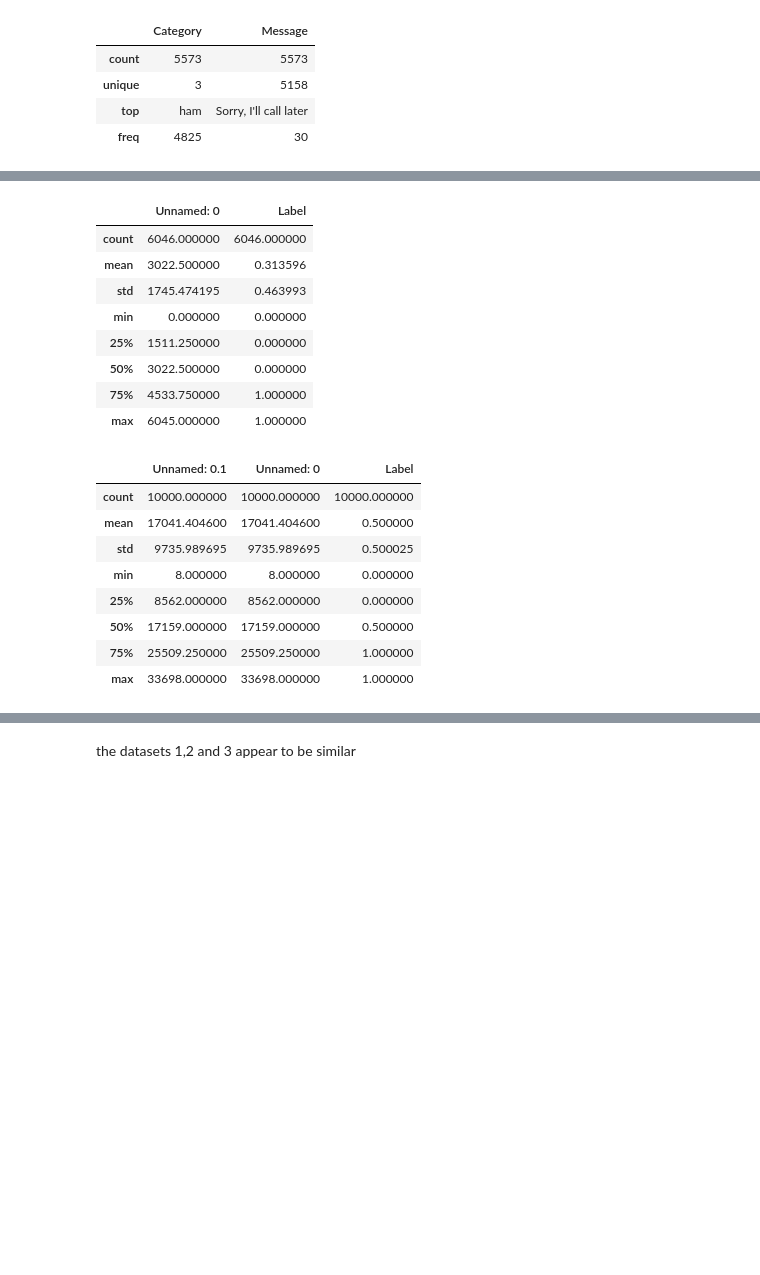
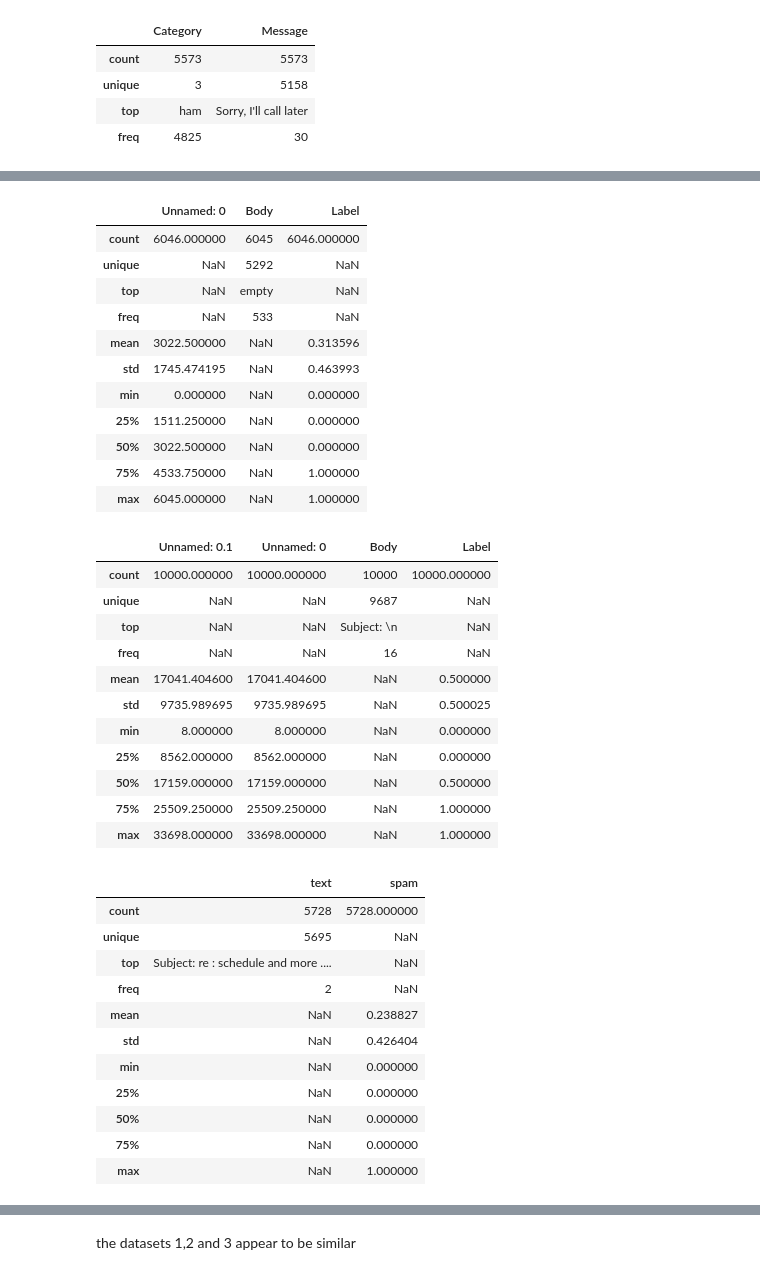
Before and after one commit to Asifdotexe/SpamDetection, a Jupyter notebook: code/notebooks/issue-1-as-dataset-creation.ipynb, the cells around one changed output, grey strips where cells are left out. Cells and saved outputs as stored; diff of their text form; code cells hidden in the pictures; blank space fills up the shorter version.

Commit message:
#1 increased spam data to 11k and ham data to 30k

```diff
--- a/code/notebooks/issue-1-as-dataset-creation.ipynb
+++ b/code/notebooks/issue-1-as-dataset-creation.ipynb
@@ -13,10 +13,12 @@ df8 = pd.read_csv(r'..\..\data\raw\ay_spam.csv')
 df9 = pd.read_csv(r'..\..\data\raw\lingSpam.csv')
 df10 = pd.read_csv(r'..\..\data\raw\completeSpamAssassin.csv')
 df11 = pd.read_csv(r'..\..\data\raw\enronSpamSubset.csv')
+df12 = pd.read_csv(r'..\..\data\raw\underscore_email.csv')
+df13 = pd.read_csv(r'..\..\data\raw\SMSSpamCollection.csv')
 # %%
-list_of_df = [df1, df2, df3, df4, df5, df6, df7, df8, df9, df10, df11]
+list_of_df = [df1, df2, df3, df4, df5, df6, df7, df8, df9, df10, df11, df12, df13]
 for ds in list_of_df:
-    display(ds.describe())
+    display(ds.describe(include='all'))
 # %% [output]
 |  | Category | Message |
 | count | 5572 | 5572 |
@@ -78,18 +89,36 @@ for ds in list_of_df:
-|  | Unnamed: 0 | Label |
-| count | 6046.000000 | 6046.000000 |
-| mean | 3022.500000 | 0.313596 |
-| std | 1745.474195 | 0.463993 |
-| min | 0.000000 | 0.000000 |
-| 25% | 1511.250000 | 0.000000 |
-| 50% | 3022.500000 | 0.000000 |
-| 75% | 4533.750000 | 1.000000 |
-| max | 6045.000000 | 1.000000 |
+|  | Unnamed: 0 | Body | Label |
+| count | 6046.000000 | 6045 | 6046.000000 |
+| unique | NaN | 5292 | NaN |
+| top | NaN | empty | NaN |
+| freq | NaN | 533 | NaN |
+| mean | 3022.500000 | NaN | 0.313596 |
+| std | 1745.474195 | NaN | 0.463993 |
+| min | 0.000000 | NaN | 0.000000 |
+| 25% | 1511.250000 | NaN | 0.000000 |
+| 50% | 3022.500000 | NaN | 0.000000 |
+| 75% | 4533.750000 | NaN | 1.000000 |
+| max | 6045.000000 | NaN | 1.000000 |
-|  | Unnamed: 0.1 | Unnamed: 0 | Label |
-| count | 10000.000000 | 10000.000000 | 10000.000000 |
-| mean | 17041.404600 | 17041.404600 | 0.500000 |
-| std | 9735.989695 | 9735.989695 | 0.500025 |
-| min | 8.000000 | 8.000000 | 0.000000 |
-| 25% | 8562.000000 | 8562.000000 | 0.000000 |
-| 50% | 17159.000000 | 17159.000000 | 0.500000 |
-| 75% | 25509.250000 | 25509.250000 | 1.000000 |
-| max | 33698.000000 | 33698.000000 | 1.000000 |
+|  | Unnamed: 0.1 | Unnamed: 0 | Body | Label |
+| count | 10000.000000 | 10000.000000 | 10000 | 10000.000000 |
+| unique | NaN | NaN | 9687 | NaN |
+| top | NaN | NaN | Subject: \n | NaN |
+| freq | NaN | NaN | 16 | NaN |
+| mean | 17041.404600 | 17041.404600 | NaN | 0.500000 |
+| std | 9735.989695 | 9735.989695 | NaN | 0.500025 |
+| min | 8.000000 | 8.000000 | NaN | 0.000000 |
+| 25% | 8562.000000 | 8562.000000 | NaN | 0.000000 |
+| 50% | 17159.000000 | 17159.000000 | NaN | 0.500000 |
+| 75% | 25509.250000 | 25509.250000 | NaN | 1.000000 |
+| max | 33698.000000 | 33698.000000 | NaN | 1.000000 |
+|  | text | spam |
+| count | 5728 | 5728.000000 |
+| unique | 5695 | NaN |
+| top | Subject: re : schedule and more .... | NaN |
+| freq | 2 | NaN |
+| mean | NaN | 0.238827 |
+| std | NaN | 0.426404 |
+| min | NaN | 0.000000 |
+| 25% | NaN | 0.000000 |
+| 50% | NaN | 0.000000 |
+| 75% | NaN | 0.000000 |
+| max | NaN | 1.000000 |
```
Also changed, not shown: parts of 9 cells of this notebook, 2 other files.
